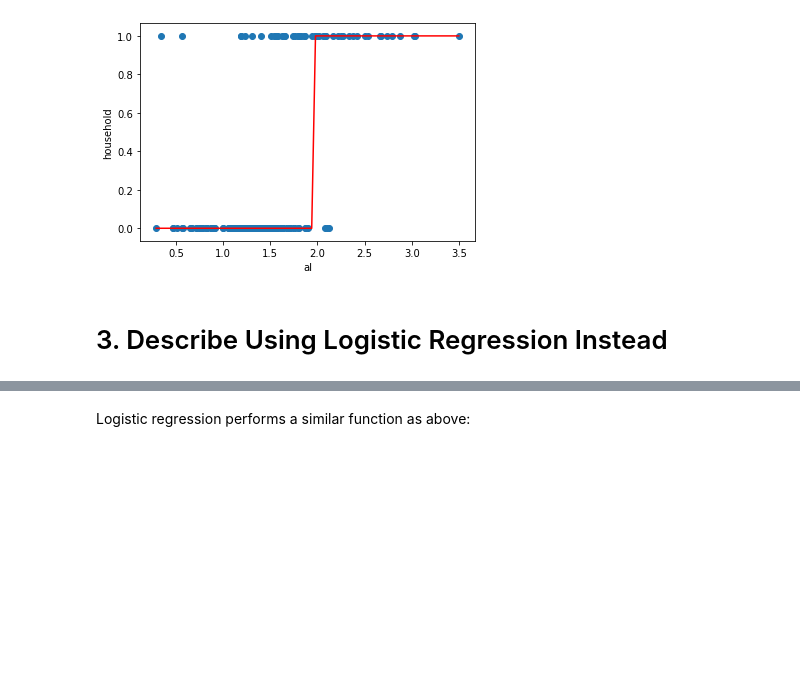
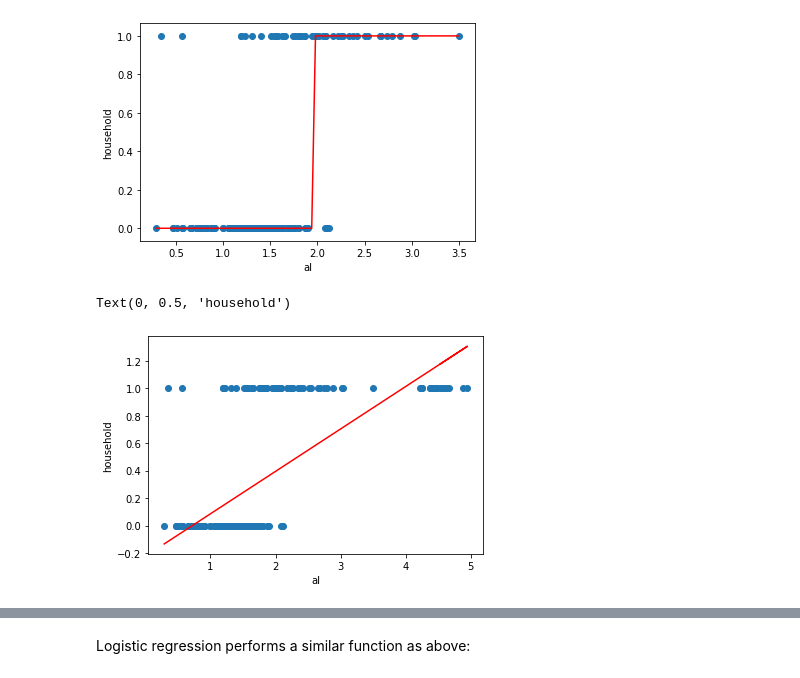
Before and after one commit to lecritch/logistic_sea-chi-ds, a Jupyter notebook: index.ipynb, the cells around one changed output, grey strips where cells are left out. Drawn from its saved outputs; the diff is of its cells as text; code cells hidden in the pictures; blank space fills up the shorter version.

Commit message:
Logistic with 10 LGs

```diff
--- a/index.ipynb
+++ b/index.ipynb
@@ -164,5 +168,30 @@ plt.ylabel('household')
 # %% [output]
 Text(0, 0.5, 'household')
 [figure]
-# %% [markdown]
-# 3. Describe Using Logistic Regression Instead
+# %%
+# Let's see what happens if we have class imbalance.
+
+from sklearn.linear_model import LinearRegression
+# fit a linear regression model and store the predictions
+
+feature_cols = ['al']
+
+# Add data with high aluminum content associated with household glass
+X_more = np.random.normal(4.5, .25, 20)
+y_more = np.full(20, 1,)
+y_aug = np.append(y, y_more)
+X_aug = np.append(X['al'], X_more).reshape(-1,1)
+# %%
+# fit our regression
+lr = LinearRegression()
+lr.fit(X_aug, y_aug.reshape(-1,1))
+y_hat = lr.predict(X_aug)
+# %%
+# The line is shifts dramatically with this outliers.
+plt.scatter(X_aug, y_aug)
+plt.plot(X_aug, y_hat, color='red')
+plt.xlabel('al')
+plt.ylabel('household')
+# %% [output]
+Text(0, 0.5, 'household')
+[figure, added]
```
Also changed, not shown: parts of 21 cells of this notebook, 8 other files.
